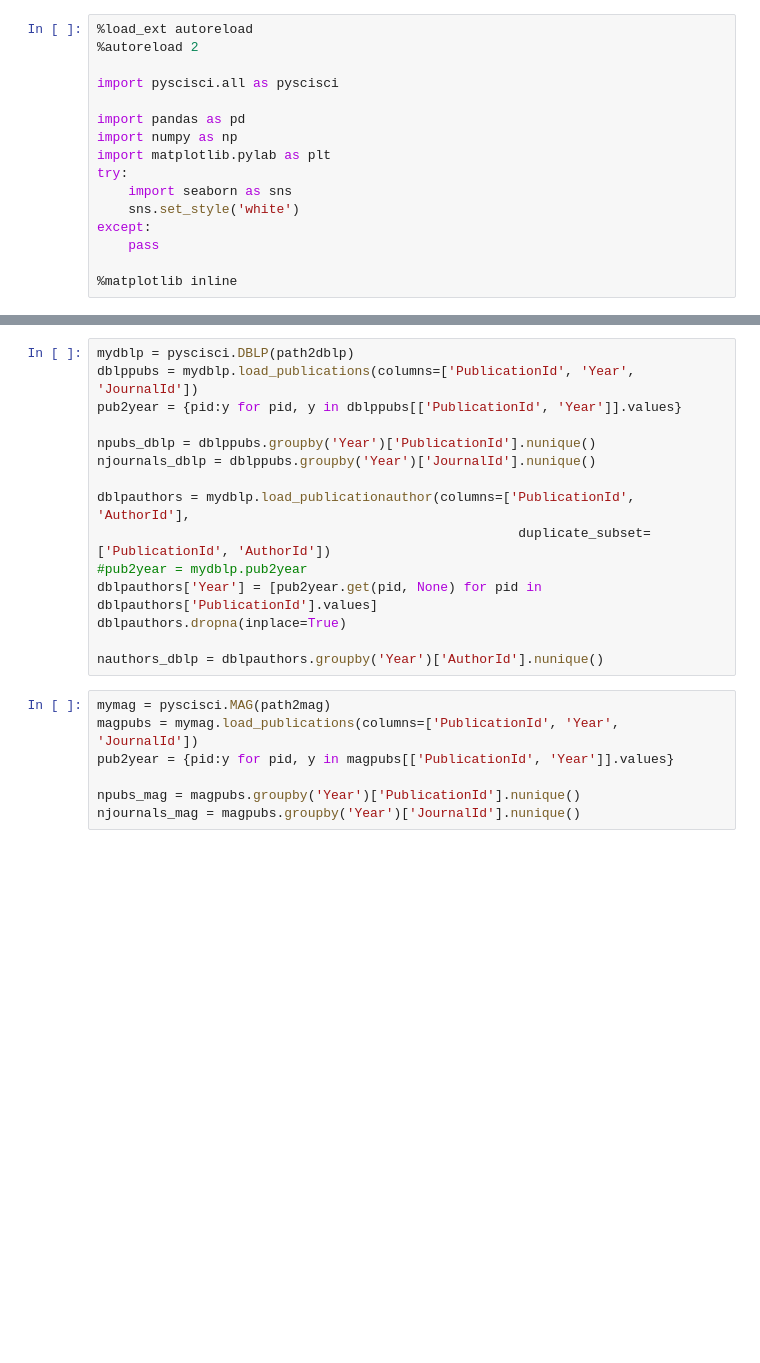
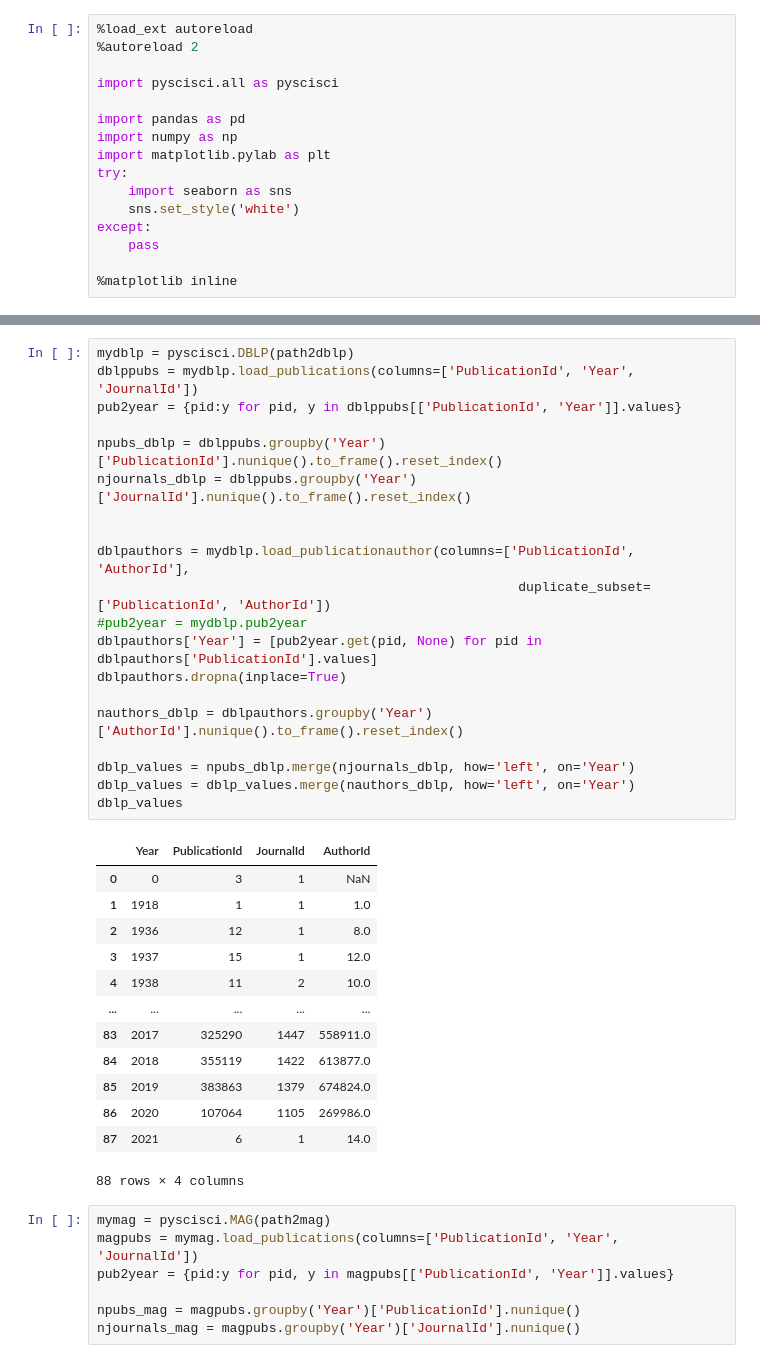
Before and after one commit to SciSciCollective/pyscisci, a Jupyter notebook: examples/The Growth of Science.ipynb, the cells around one changed output, grey strips where cells are left out. Saved outputs shown, nothing was run; the diff lists cells and outputs as text; blank space fills up the shorter version.

```diff
--- a/examples/The Growth of Science.ipynb
+++ b/examples/The Growth of Science.ipynb
@@ -33,18 +46,37 @@ njournals_aps = apspubs.groupby('Year')['JournalId'].nunique()
 # %%
 mydblp = pyscisci.DBLP(path2dblp)
 dblppubs = mydblp.load_publications(columns=['PublicationId', 'Year', 'JournalId'])
 pub2year = {pid:y for pid, y in dblppubs[['PublicationId', 'Year']].values}
 
-npubs_dblp = dblppubs.groupby('Year')['PublicationId'].nunique()
-njournals_dblp = dblppubs.groupby('Year')['JournalId'].nunique()
+npubs_dblp = dblppubs.groupby('Year')['PublicationId'].nunique().to_frame().reset_index()
+njournals_dblp = dblppubs.groupby('Year')['JournalId'].nunique().to_frame().reset_index()
+
 
 dblpauthors = mydblp.load_publicationauthor(columns=['PublicationId', 'AuthorId'],
                                                       duplicate_subset=['PublicationId', 'AuthorId'])
 #pub2year = mydblp.pub2year
 dblpauthors['Year'] = [pub2year.get(pid, None) for pid in dblpauthors['PublicationId'].values]
 dblpauthors.dropna(inplace=True)
 
-nauthors_dblp = dblpauthors.groupby('Year')['AuthorId'].nunique()
+nauthors_dblp = dblpauthors.groupby('Year')['AuthorId'].nunique().to_frame().reset_index()
+
+dblp_values = npubs_dblp.merge(njournals_dblp, how='left', on='Year')
+dblp_values = dblp_values.merge(nauthors_dblp, how='left', on='Year')
+dblp_values
+# %% [output]
+|  | Year | PublicationId | JournalId | AuthorId |
+| 0 | 0 | 3 | 1 | NaN |
+| 1 | 1918 | 1 | 1 | 1.0 |
+| 2 | 1936 | 12 | 1 | 8.0 |
+| 3 | 1937 | 15 | 1 | 12.0 |
+| 4 | 1938 | 11 | 2 | 10.0 |
+| ... | ... | ... | ... | ... |
+| 83 | 2017 | 325290 | 1447 | 558911.0 |
+| 84 | 2018 | 355119 | 1422 | 613877.0 |
+| 85 | 2019 | 383863 | 1379 | 674824.0 |
+| 86 | 2020 | 107064 | 1105 | 269986.0 |
+| 87 | 2021 | 6 | 1 | 14.0 |
+88 rows × 4 columns
 # %%
 mymag = pyscisci.MAG(path2mag)
 magpubs = mymag.load_publications(columns=['PublicationId', 'Year', 'JournalId'])
```
Also changed, not shown: parts of 4 cells of this notebook, 4 other files.
